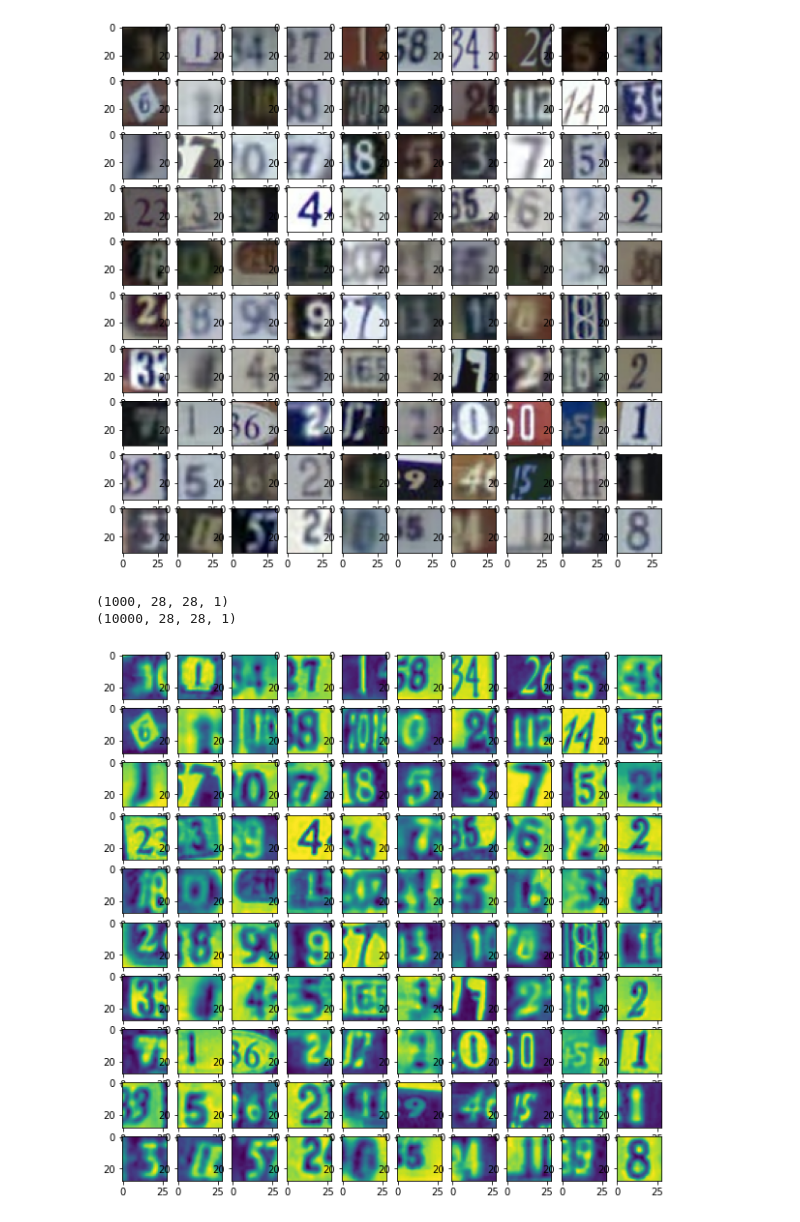
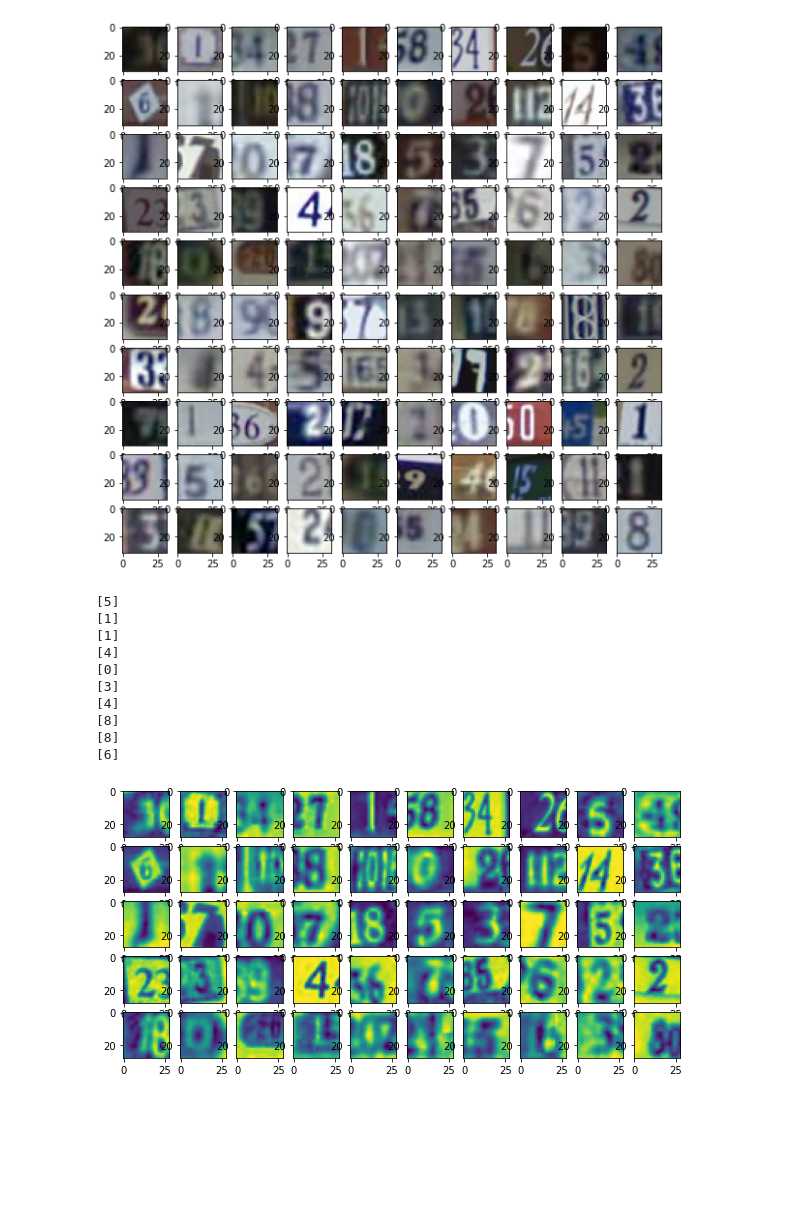
Before and after one commit to Jackhu-gc/CAB420Assignment1A, a Jupyter notebook: q3 part 3.ipynb, the cells around one changed output. Drawn from its saved outputs; the diff is of its cells as text; code cells hidden in the pictures; blank space fills up the shorter version.

```diff
--- a/q3 part 3.ipynb
+++ b/q3 part 3.ipynb
@@ -20,9 +46,14 @@ SVHN_test = scipy.io.loadmat(r'C:\Users\Callum\Desktop\cab420\CAB420Assignment1A
 
 
 for i in range (len(SVHN_train['train_Y'])):
-    SVHN_train['train_Y'][i] = SVHN_train['train_Y'][i] - 1
+    if(SVHN_train['train_Y'][i] == 10):
+        SVHN_train['train_Y'][i] = 0
+
+
+
 for i in range (len(SVHN_test['test_Y'])):
-    SVHN_test['test_Y'][i] = SVHN_test['test_Y'][i] - 1
+    if(SVHN_test['test_Y'][i] == 10):
+        SVHN_test['test_Y'][i] = 0
 
 train_y = SVHN_train['train_Y']
 
@@ -47,47 +78,61 @@ for i in range(100):
 (1000, 32, 32, 3)
 [figure]
 # %%
+
+
 def scale(data):
     train_trim = numpy.array(data)
-
-
     for i,elem1 in enumerate(train_trim[:2]):
         for x,elem2 in enumerate(elem1[:2]):
             for y,elem3 in enumerate(elem2[:2]):
-                average = round(numpy.sum(elem3)/3)
-                train_trim[i,x,y] = [average]
-
+                gray = (0.3 * elem3[0]) + (0.59 * elem3[1]) + (0.11 * elem3[2])
+#                 gray = gray/255
+                train_trim[i,x,y] = gray
     train_trim = train_trim[:,:,:,2:]
-
     resized_ar = []
     for i,elem in enumerate(train_trim):
         width = 28
         height = 28
         dim = (width, height)
         resized = cv2.resize(elem, dim, interpolation = cv2.INTER_AREA)
         resized = resized.reshape(28,28,1)
         resized_ar.append(resized)
     resized_ar = numpy.array(resized_ar)
     return resized_ar
 
 
 
-
 resized_ar_train = scale(train)
 resized_ar_test = scale(test)
-
-print(resized_ar_train.shape)
-print(resized_ar_test.shape)
-
+for n in range(10):
+    print(test_y[n])
+# print(resized_ar_train.shape)
+# print(resized_ar_test.shape)
 
 
 fig = plt.figure(figsize=[10, 10])
 reresized_ar_train = resized_ar_train.reshape(1000,28,28)
-for i in range(100):
+reresized_ar_test = resized_ar_test.reshape(10000,28,28)
+
+for i in range(50):
     ax = fig.add_subplot(10, 10, i+1)
     ax.imshow(reresized_ar_train[i,:,:])
+
+# fig2 = plt.figure(figsize=[10, 10])
+
+# for i in range(50):
+#     ax = fig2.add_subplot(10, 10, i+1)
+#     ax.imshow(reresized_ar_train[i,:,:])
 # %% [output]
-(1000, 28, 28, 1)
-(10000, 28, 28, 1)
+[5]
+[1]
+[1]
+[4]
+[0]
+[3]
+[4]
+[8]
+[8]
+[6]
-[figure, old version]
+[figure, new version]
 # %%
```
Also changed, not shown: parts of 11 cells of this notebook, 6 other files.
